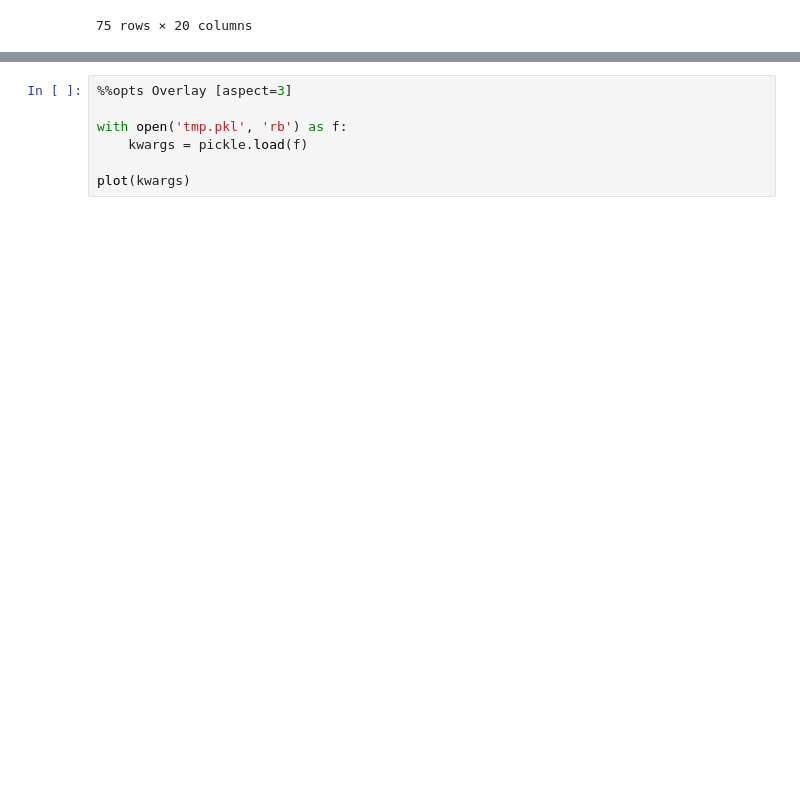
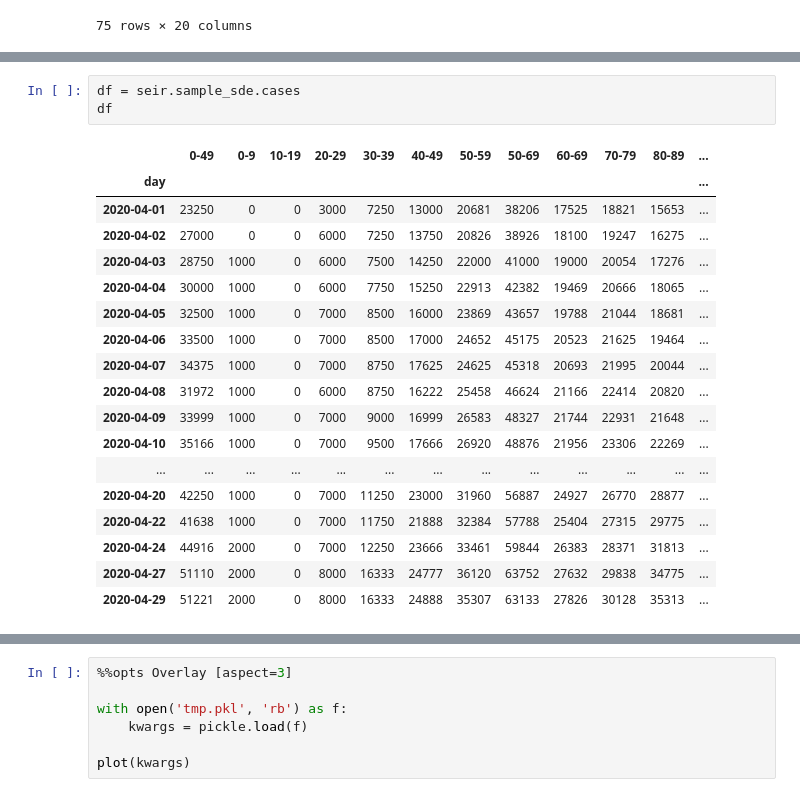
Before and after one commit to raaperrotta/covid-binder, a Jupyter notebook: Analyze SEID SDE nevergrad fit.ipynb, the cells around one changed output, grey strips where cells are left out. Cells and saved outputs as stored; diff of their text form; blank space fills up the shorter version.

```diff
--- a/Analyze SEID SDE nevergrad fit.ipynb
+++ b/Analyze SEID SDE nevergrad fit.ipynb
@@ -73,0 +161,22 @@ seir.sample_sde.lombardia
+# %%
+df = seir.sample_sde.cases
+df
+# %% [output]
+|  | 0-49 | 0-9 | 10-19 | 20-29 | 30-39 | 40-49 | 50-59 | 50-69 | 60-69 | 70-79 | 80-89 | ... |
+| day |  |  |  |  |  |  |  |  |  |  |  | ... |
+| 2020-04-01 | 23250 | 0 | 0 | 3000 | 7250 | 13000 | 20681 | 38206 | 17525 | 18821 | 15653 | ... |
+| 2020-04-02 | 27000 | 0 | 0 | 6000 | 7250 | 13750 | 20826 | 38926 | 18100 | 19247 | 16275 | ... |
+| 2020-04-03 | 28750 | 1000 | 0 | 6000 | 7500 | 14250 | 22000 | 41000 | 19000 | 20054 | 17276 | ... |
+| 2020-04-04 | 30000 | 1000 | 0 | 6000 | 7750 | 15250 | 22913 | 42382 | 19469 | 20666 | 18065 | ... |
+| 2020-04-05 | 32500 | 1000 | 0 | 7000 | 8500 | 16000 | 23869 | 43657 | 19788 | 21044 | 18681 | ... |
+| 2020-04-06 | 33500 | 1000 | 0 | 7000 | 8500 | 17000 | 24652 | 45175 | 20523 | 21625 | 19464 | ... |
+| 2020-04-07 | 34375 | 1000 | 0 | 7000 | 8750 | 17625 | 24625 | 45318 | 20693 | 21995 | 20044 | ... |
+| 2020-04-08 | 31972 | 1000 | 0 | 6000 | 8750 | 16222 | 25458 | 46624 | 21166 | 22414 | 20820 | ... |
+| 2020-04-09 | 33999 | 1000 | 0 | 7000 | 9000 | 16999 | 26583 | 48327 | 21744 | 22931 | 21648 | ... |
+| 2020-04-10 | 35166 | 1000 | 0 | 7000 | 9500 | 17666 | 26920 | 48876 | 21956 | 23306 | 22269 | ... |
+| ... | ... | ... | ... | ... | ... | ... | ... | ... | ... | ... | ... | ... |
+| 2020-04-20 | 42250 | 1000 | 0 | 7000 | 11250 | 23000 | 31960 | 56887 | 24927 | 26770 | 28877 | ... |
+| 2020-04-22 | 41638 | 1000 | 0 | 7000 | 11750 | 21888 | 32384 | 57788 | 25404 | 27315 | 29775 | ... |
+| 2020-04-24 | 44916 | 2000 | 0 | 7000 | 12250 | 23666 | 33461 | 59844 | 26383 | 28371 | 31813 | ... |
+| 2020-04-27 | 51110 | 2000 | 0 | 8000 | 16333 | 24777 | 36120 | 63752 | 27632 | 29838 | 34775 | ... |
+| 2020-04-29 | 51221 | 2000 | 0 | 8000 | 16333 | 24888 | 35307 | 63133 | 27826 | 30128 | 35313 | ... |
```
Also changed, not shown: parts of 10 cells of this notebook, 4 other files.
